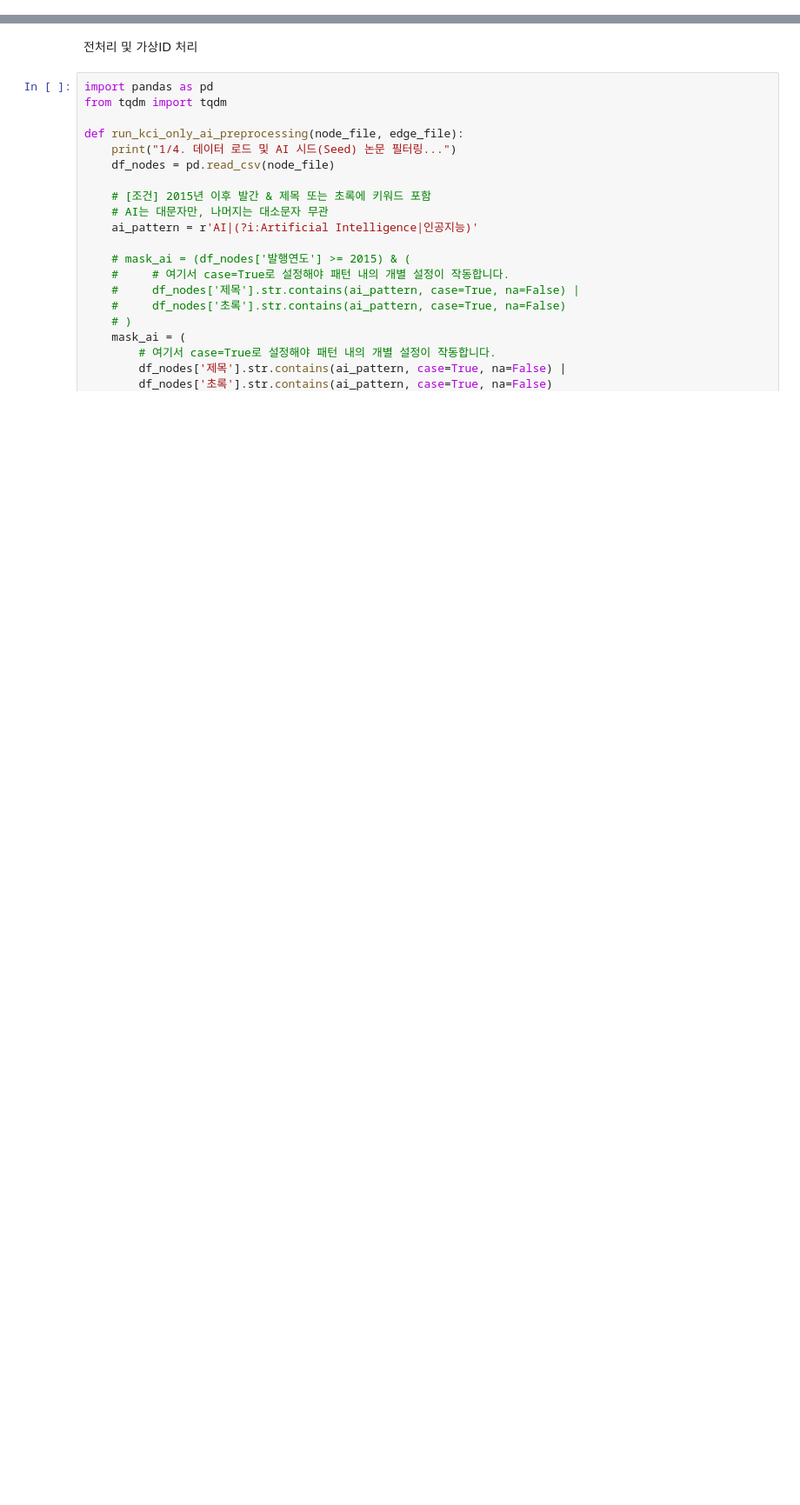
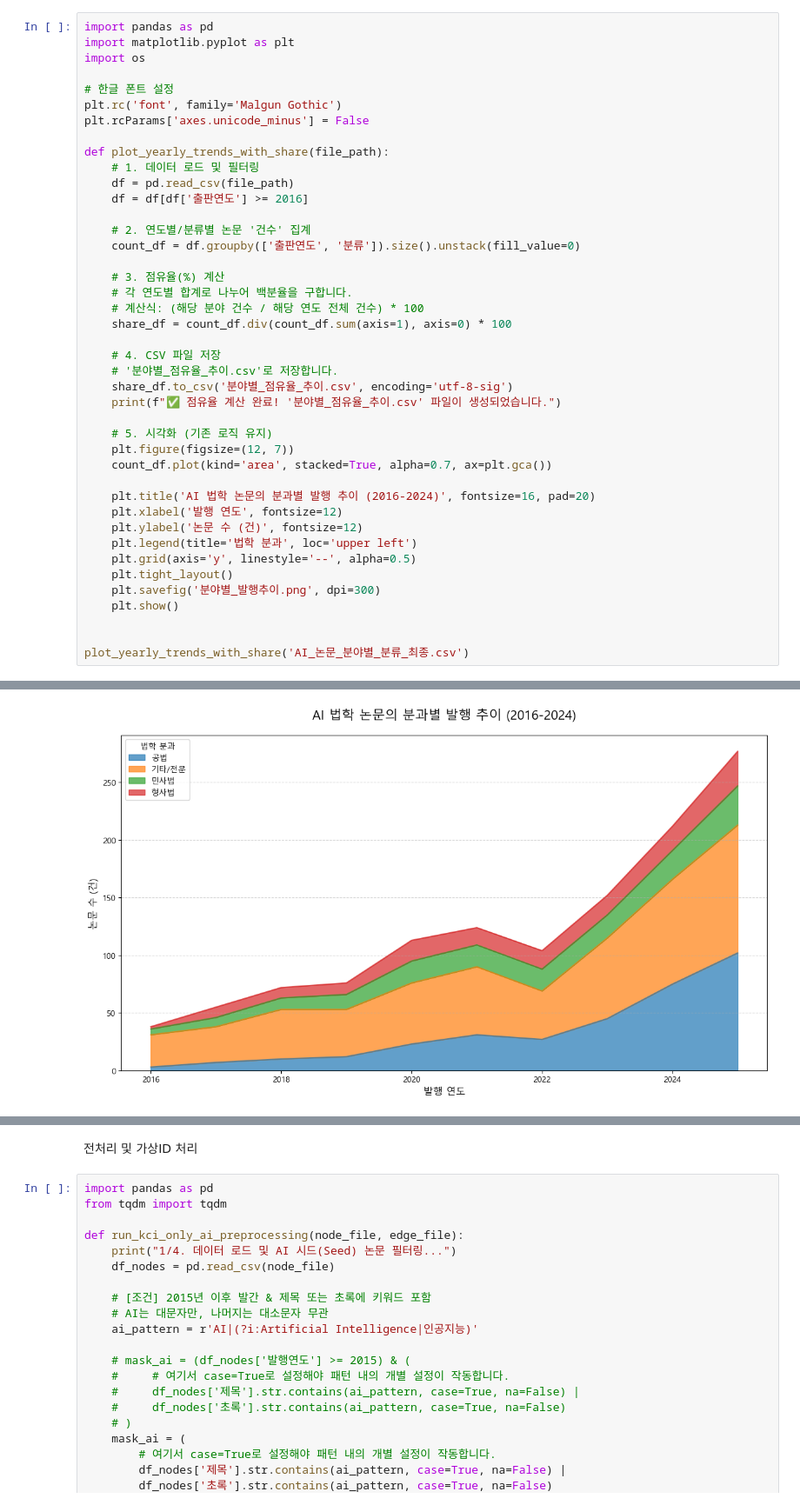
Before and after one commit to Exom9434/kci_network, a Jupyter notebook: 01-1.AI_network_analysis.ipynb, the cells around one changed output, grey strips where cells are left out. Shown at 87% size. Cells and saved outputs as stored; diff of their text form; blank space fills up the shorter version.

```diff
--- a/01-1.AI_network_analysis.ipynb
+++ b/01-1.AI_network_analysis.ipynb
@@ -0,0 +203,43 @@
+# %%
+import pandas as pd
+import matplotlib.pyplot as plt
+import os
+
+# 한글 폰트 설정
+plt.rc('font', family='Malgun Gothic')
+plt.rcParams['axes.unicode_minus'] = False
+
+def plot_yearly_trends_with_share(file_path):
+    # 1. 데이터 로드 및 필터링
+    df = pd.read_csv(file_path)
+    df = df[df['출판연도'] >= 2016]
+
+    # 2. 연도별/분류별 논문 '건수' 집계
+    count_df = df.groupby(['출판연도', '분류']).size().unstack(fill_value=0)
+
+    # 3. 점유율(%) 계산
+    # 각 연도별 합계로 나누어 백분율을 구합니다.
+    # 계산식: (해당 분야 건수 / 해당 연도 전체 건수) * 100
+    share_df = count_df.div(count_df.sum(axis=1), axis=0) * 100
+
+    # 4. CSV 파일 저장
+    # '분야별_점유율_추이.csv'로 저장합니다.
+    share_df.to_csv('분야별_점유율_추이.csv', encoding='utf-8-sig')
+    print(f"✅ 점유율 계산 완료! '분야별_점유율_추이.csv' 파일이 생성되었습니다.")
+
+    # 5. 시각화 (기존 로직 유지)
+    plt.figure(figsize=(12, 7))
+    count_df.plot(kind='area', stacked=True, alpha=0.7, ax=plt.gca())
+
+    plt.title('AI 법학 논문의 분과별 발행 추이 (2016-2024)', fontsize=16, pad=20)
+    plt.xlabel('발행 연도', fontsize=12)
+    plt.ylabel('논문 수 (건)', fontsize=12)
+    plt.legend(title='법학 분과', loc='upper left')
+    plt.grid(axis='y', linestyle='--', alpha=0.5)
+    plt.tight_layout()
+    plt.savefig('분야별_발행추이.png', dpi=300)
+    plt.show()
+
+
+plot_yearly_trends_with_share('AI_논문_분야별_분류_최종.csv')
+# %% [output]
@@ -0,0 +247 @@
+[figure, added]
```
Also changed, not shown: parts of 21 cells of this notebook, 1 other file.
